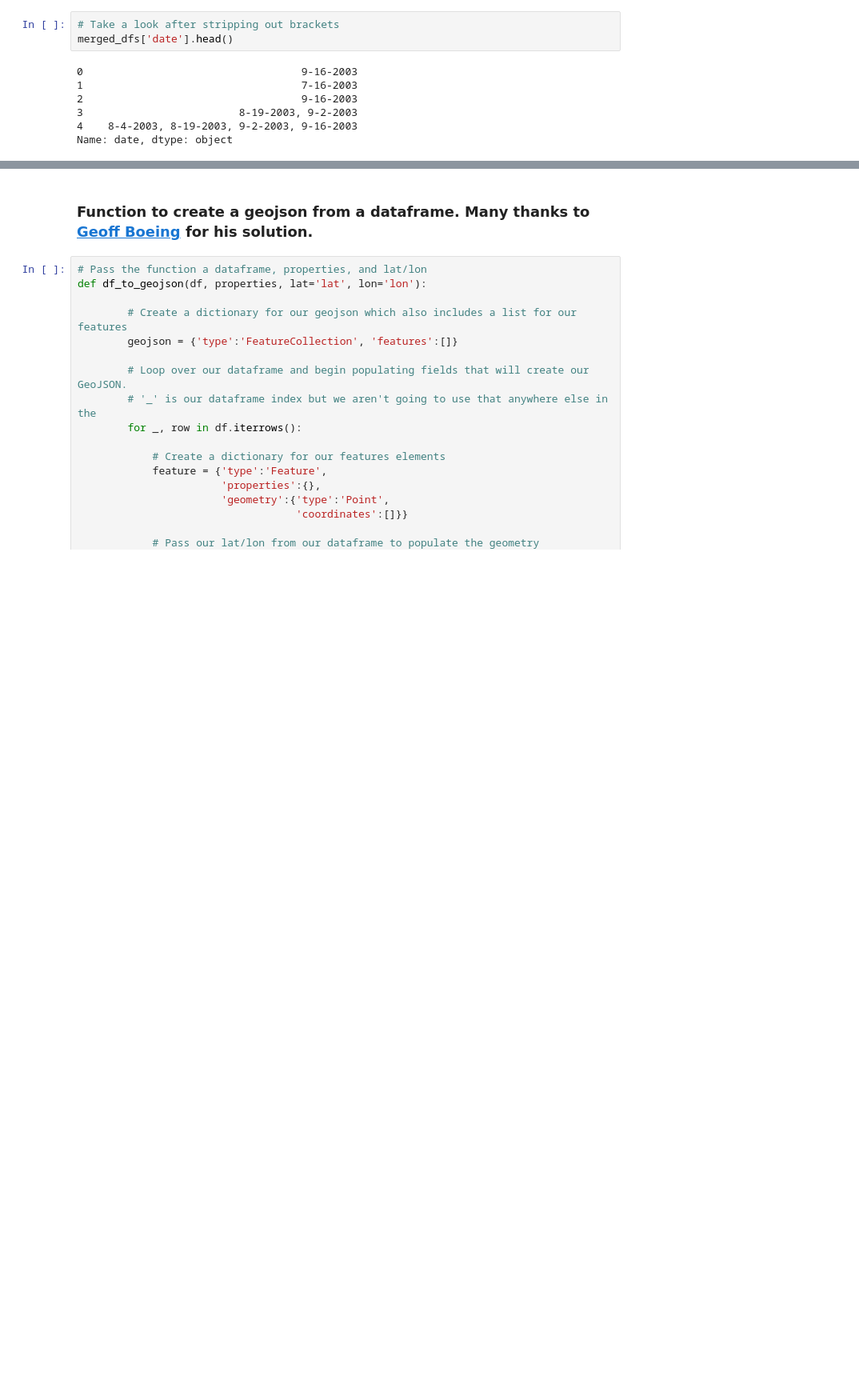
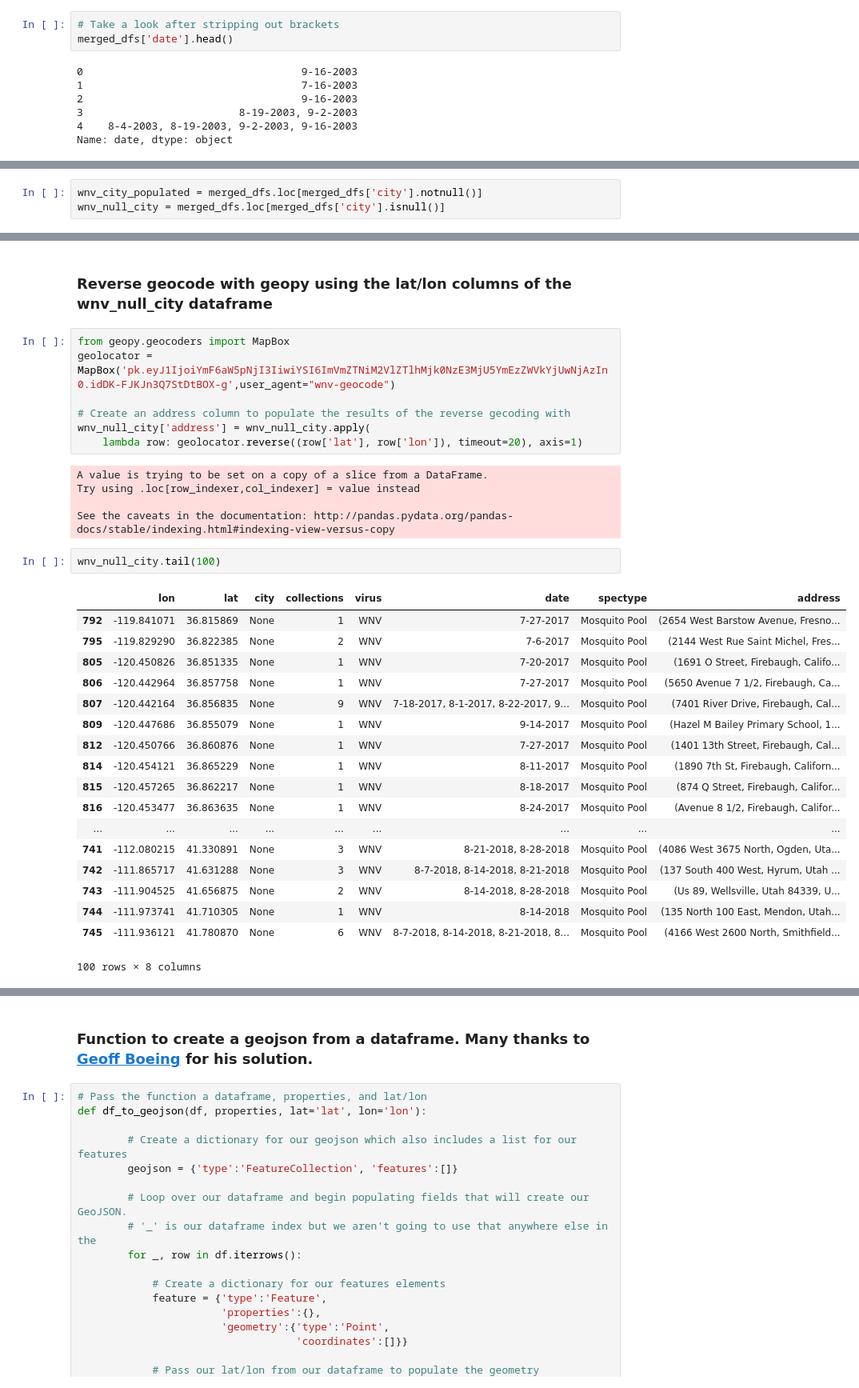
Before and after one commit to bazini627/nmpFinalProject, a Jupyter notebook: wnvDataCleanup.ipynb, the cells around one changed output, grey strips where cells are left out. Shown at 80% size. Saved outputs shown, nothing was run; the diff lists cells and outputs as text; blank space fills up the shorter version.

```diff
--- a/wnvDataCleanup.ipynb
+++ b/wnvDataCleanup.ipynb
@@ -322,0 +326,3 @@ Name: date, dtype: object
+# %%
+wnv_city_populated = merged_dfs.loc[merged_dfs['city'].notnull()]
+wnv_null_city = merged_dfs.loc[merged_dfs['city'].isnull()]
@@ -322,0 +338,35 @@ Name: date, dtype: object
+# %% [markdown]
+### Reverse geocode with geopy using the lat/lon columns of the wnv_null_city dataframe
+# %%
+from geopy.geocoders import MapBox
+geolocator = MapBox('pk.eyJ1IjoiYmF6aW5pNjI3IiwiYSI6ImVmZTNiM2VlZTlhMjk0NzE3MjU5YmEzZWVkYjUwNjAzIn0.idDK-FJKJn3Q7StDtBOX-g',user_agent="wnv-geocode")
+
+# Create an address column to populate the results of the reverse gecoding with
+wnv_null_city['address'] = wnv_null_city.apply(
+    lambda row: geolocator.reverse((row['lat'], row['lon']), timeout=20), axis=1)
+# %% [output]
+A value is trying to be set on a copy of a slice from a DataFrame.
+Try using .loc[row_indexer,col_indexer] = value instead
+
+See the caveats in the documentation: http://pandas.pydata.org/pandas-docs/stable/indexing.html#indexing-view-versus-copy
+# %%
+wnv_null_city.tail(100)
+# %% [output]
+|  | lon | lat | city | collections | virus | date | spectype | address |
+| 792 | -119.841071 | 36.815869 | None | 1 | WNV | 7-27-2017 | Mosquito Pool | (2654 West Barstow Avenue, Fresno... |
+| 795 | -119.829290 | 36.822385 | None | 2 | WNV | 7-6-2017 | Mosquito Pool | (2144 West Rue Saint Michel, Fres... |
+| 805 | -120.450826 | 36.851335 | None | 1 | WNV | 7-20-2017 | Mosquito Pool | (1691 O Street, Firebaugh, Califo... |
+| 806 | -120.442964 | 36.857758 | None | 1 | WNV | 7-27-2017 | Mosquito Pool | (5650 Avenue 7 1/2, Firebaugh, Ca... |
+| 807 | -120.442164 | 36.856835 | None | 9 | WNV | 7-18-2017, 8-1-2017, 8-22-2017, 9... | Mosquito Pool | (7401 River Drive, Firebaugh, Cal... |
+| 809 | -120.447686 | 36.855079 | None | 1 | WNV | 9-14-2017 | Mosquito Pool | (Hazel M Bailey Primary School, 1... |
+| 812 | -120.450766 | 36.860876 | None | 1 | WNV | 7-27-2017 | Mosquito Pool | (1401 13th Street, Firebaugh, Cal... |
+| 814 | -120.454121 | 36.865229 | None | 1 | WNV | 8-11-2017 | Mosquito Pool | (1890 7th St, Firebaugh, Californ... |
+| 815 | -120.457265 | 36.862217 | None | 1 | WNV | 8-18-2017 | Mosquito Pool | (874 Q Street, Firebaugh, Califor... |
+| 816 | -120.453477 | 36.863635 | None | 1 | WNV | 8-24-2017 | Mosquito Pool | (Avenue 8 1/2, Firebaugh, Califor... |
+| ... | ... | ... | ... | ... | ... | ... | ... | ... |
+| 741 | -112.080215 | 41.330891 | None | 3 | WNV | 8-21-2018, 8-28-2018 | Mosquito Pool | (4086 West 3675 North, Ogden, Uta... |
+| 742 | -111.865717 | 41.631288 | None | 3 | WNV | 8-7-2018, 8-14-2018, 8-21-2018 | Mosquito Pool | (137 South 400 West, Hyrum, Utah ... |
+| 743 | -111.904525 | 41.656875 | None | 2 | WNV | 8-14-2018, 8-28-2018 | Mosquito Pool | (Us 89, Wellsville, Utah 84339, U... |
+| 744 | -111.973741 | 41.710305 | None | 1 | WNV | 8-14-2018 | Mosquito Pool | (135 North 100 East, Mendon, Utah... |
+| 745 | -111.936121 | 41.780870 | None | 6 | WNV | 8-7-2018, 8-14-2018, 8-21-2018, 8... | Mosquito Pool | (4166 West 2600 North, Smithfield... |
+100 rows × 8 columns
```
Also changed, not shown: parts of 29 cells of this notebook, 2 other files.
